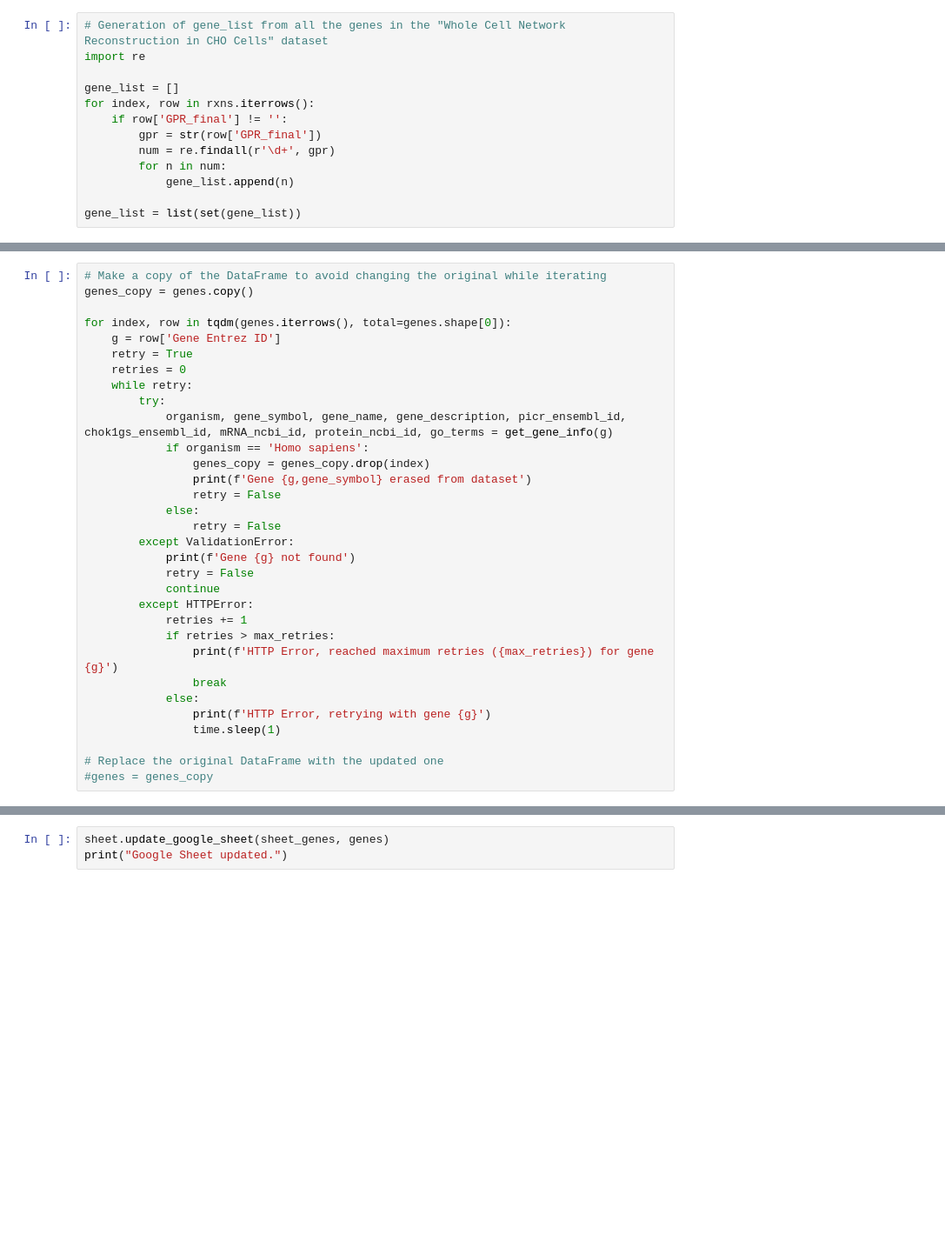
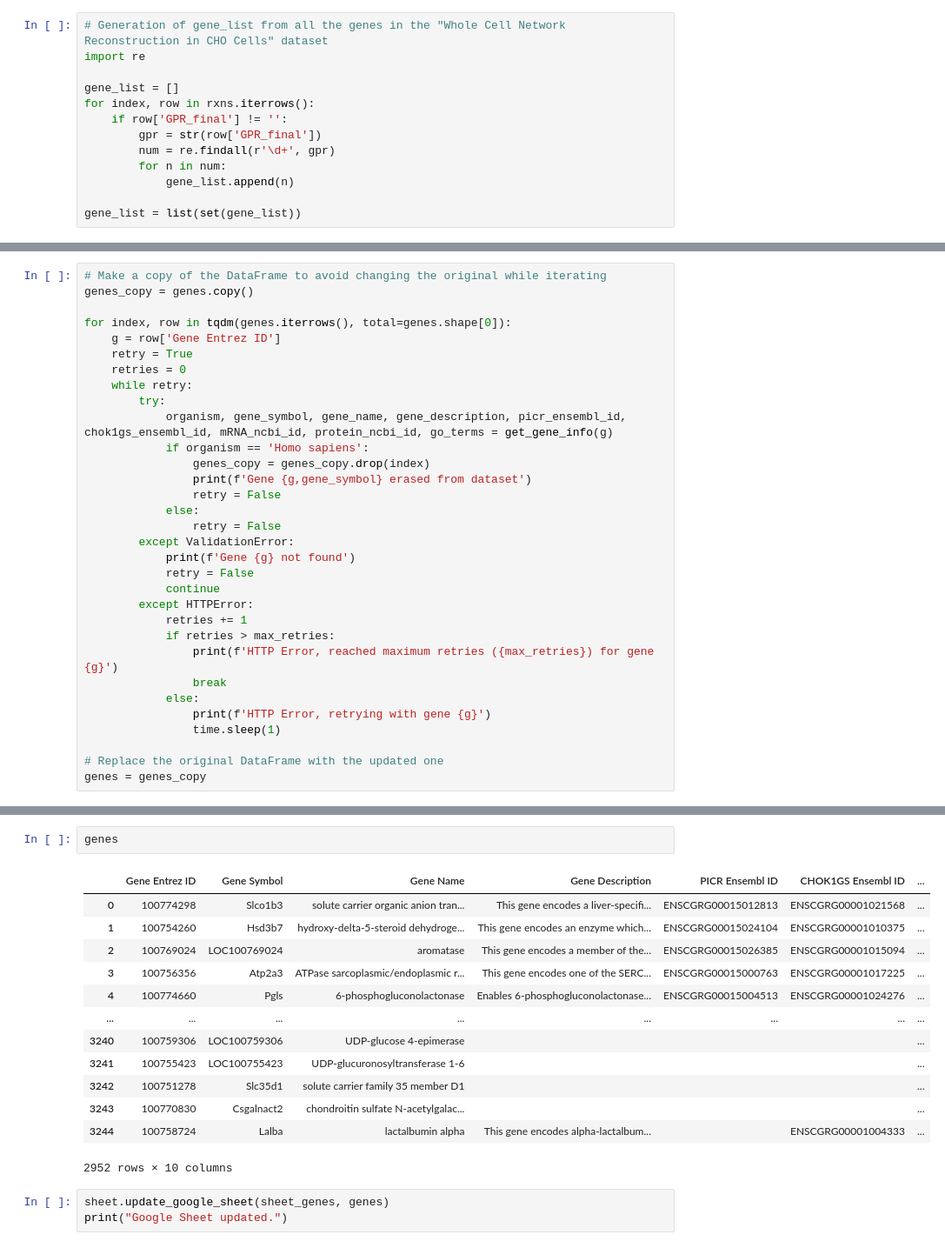
Before and after one commit to LewisLabUCSD/iCHO3K, a Jupyter notebook: Notebooks/Genes.ipynb, the cells around one changed output, grey strips where cells are left out. Shown at 87% size. Drawn from its saved outputs; the diff is of its cells as text; blank space fills up the shorter version.

Commit message:
Removal of Human genes in the Genes Sheet

```diff
--- a/Notebooks/Genes.ipynb
+++ b/Notebooks/Genes.ipynb
@@ -144,5 +151,5 @@ for index, row in tqdm(genes.iterrows(), total=genes.shape[0]):
                 time.sleep(1)
 
 # Replace the original DataFrame with the updated one
-#genes = genes_copy
+genes = genes_copy
 # %% [output]
@@ -164,3 +173,19 @@ KeyboardInterrupt:
+# %%
+genes
+# %% [output]
+|  | Gene Entrez ID | Gene Symbol | Gene Name | Gene Description | PICR Ensembl ID | CHOK1GS Ensembl ID | ... |
+| 0 | 100774298 | Slco1b3 | solute carrier organic anion tran... | This gene encodes a liver-specifi... | ENSCGRG00015012813 | ENSCGRG00001021568 | ... |
+| 1 | 100754260 | Hsd3b7 | hydroxy-delta-5-steroid dehydroge... | This gene encodes an enzyme which... | ENSCGRG00015024104 | ENSCGRG00001010375 | ... |
+| 2 | 100769024 | LOC100769024 | aromatase | This gene encodes a member of the... | ENSCGRG00015026385 | ENSCGRG00001015094 | ... |
+| 3 | 100756356 | Atp2a3 | ATPase sarcoplasmic/endoplasmic r... | This gene encodes one of the SERC... | ENSCGRG00015000763 | ENSCGRG00001017225 | ... |
+| 4 | 100774660 | Pgls | 6-phosphogluconolactonase | Enables 6-phosphogluconolactonase... | ENSCGRG00015004513 | ENSCGRG00001024276 | ... |
+| ... | ... | ... | ... | ... | ... | ... | ... |
+| 3240 | 100759306 | LOC100759306 | UDP-glucose 4-epimerase |  |  |  | ... |
+| 3241 | 100755423 | LOC100755423 | UDP-glucuronosyltransferase 1-6 |  |  |  | ... |
+| 3242 | 100751278 | Slc35d1 | solute carrier family 35 member D1 |  |  |  | ... |
+| 3243 | 100770830 | Csgalnact2 | chondroitin sulfate N-acetylgalac... |  |  |  | ... |
+| 3244 | 100758724 | Lalba | lactalbumin alpha | This gene encodes alpha-lactalbum... |  | ENSCGRG00001004333 | ... |
+2952 rows × 10 columns
 # %%
 sheet.update_google_sheet(sheet_genes, genes)
 print("Google Sheet updated.")
```
Also changed, not shown: parts of 6 cells of this notebook.
